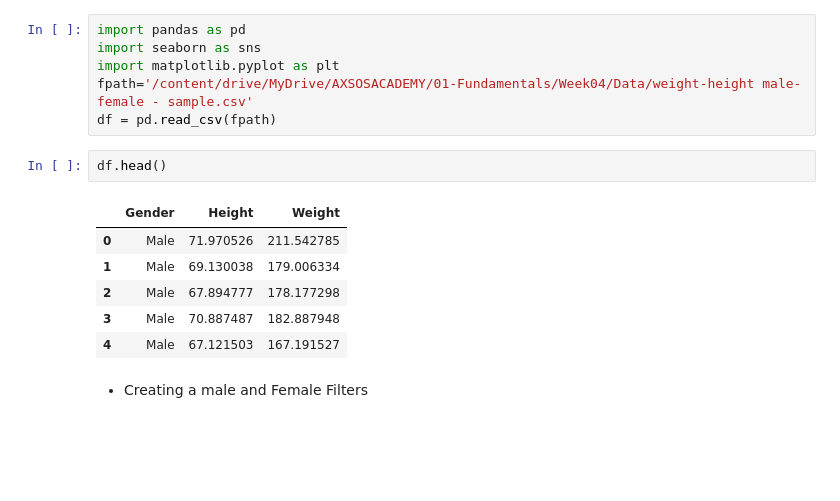
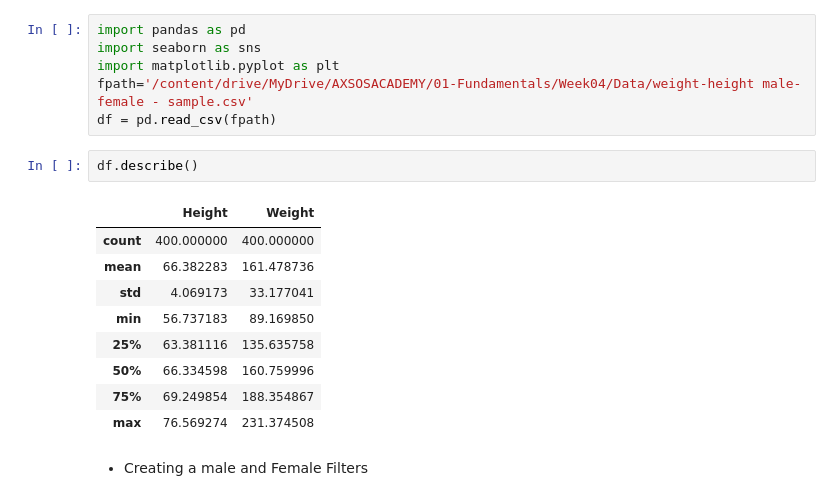
Before and after one commit to basharbayatna/Multiple_Subplots, a Jupyter notebook: Multiple_Subplots.ipynb, the cells around one changed output. Saved outputs shown, nothing was run; the diff lists cells and outputs as text; blank space fills up the shorter version.

```diff
--- a/Multiple_Subplots.ipynb
+++ b/Multiple_Subplots.ipynb
@@ -12,14 +12,17 @@ import matplotlib.pyplot as plt
 fpath='/content/drive/MyDrive/AXSOSACADEMY/01-Fundamentals/Week04/Data/weight-height male-female - sample.csv'
 df = pd.read_csv(fpath)
 # %%
-df.head()
+df.describe()
 # %% [output]
-|  | Gender | Height | Weight |
-| 0 | Male | 71.970526 | 211.542785 |
-| 1 | Male | 69.130038 | 179.006334 |
-| 2 | Male | 67.894777 | 178.177298 |
-| 3 | Male | 70.887487 | 182.887948 |
-| 4 | Male | 67.121503 | 167.191527 |
+|  | Height | Weight |
+| count | 400.000000 | 400.000000 |
+| mean | 66.382283 | 161.478736 |
+| std | 4.069173 | 33.177041 |
+| min | 56.737183 | 89.169850 |
+| 25% | 63.381116 | 135.635758 |
+| 50% | 66.334598 | 160.759996 |
+| 75% | 69.249854 | 188.354867 |
+| max | 76.569274 | 231.374508 |
 # %% [markdown]
 - Creating a male and Female Filters
 # %%
```
Also changed, not shown: parts of 7 cells of this notebook.
